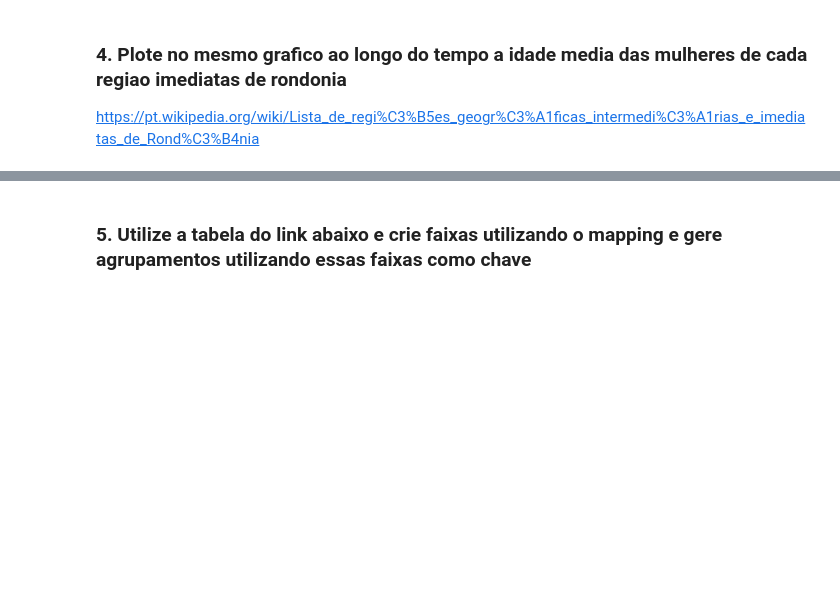
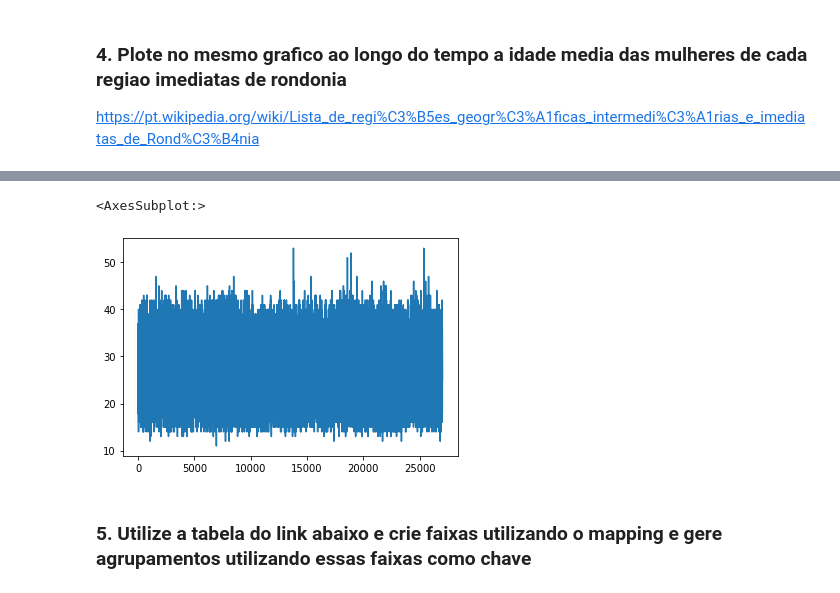
Before and after one commit to RochaKleiton/EBAC_voltazero, a Jupyter notebook: Modulos/09/Mod9Tarefa2.ipynb, the cells around one changed output, grey strips where cells are left out. Drawn from its saved outputs; the diff is of its cells as text; code cells hidden in the pictures; blank space fills up the shorter version.

```diff
--- a/Modulos/09/Mod9Tarefa2.ipynb
+++ b/Modulos/09/Mod9Tarefa2.ipynb
@@ -95,0 +167,2 @@ https://pt.wikipedia.org/wiki/Lista_de_regi%C3%B5es_geogr%C3%A1ficas_intermedi%C
+# %%
+sinasc_raw.set_index('munResNome')['IDADEMAE'].groupby(intermediarias).mean()
@@ -96,3 +189,8 @@ https://pt.wikipedia.org/wiki/Lista_de_regi%C3%B5es_geogr%C3%A1ficas_intermedi%C
+# %%
+sinasc_raw['IDADEMAE'].plot()
+# %% [output]
+<AxesSubplot:>
+[figure, added]
 # %% [markdown]
 ### 5. Utilize a tabela do link abaixo e crie faixas utilizando o mapping e gere agrupamentos utilizando essas faixas como chave
 # %% [markdown]
```
Also changed, not shown: parts of 7 cells of this notebook, 1 other file.
